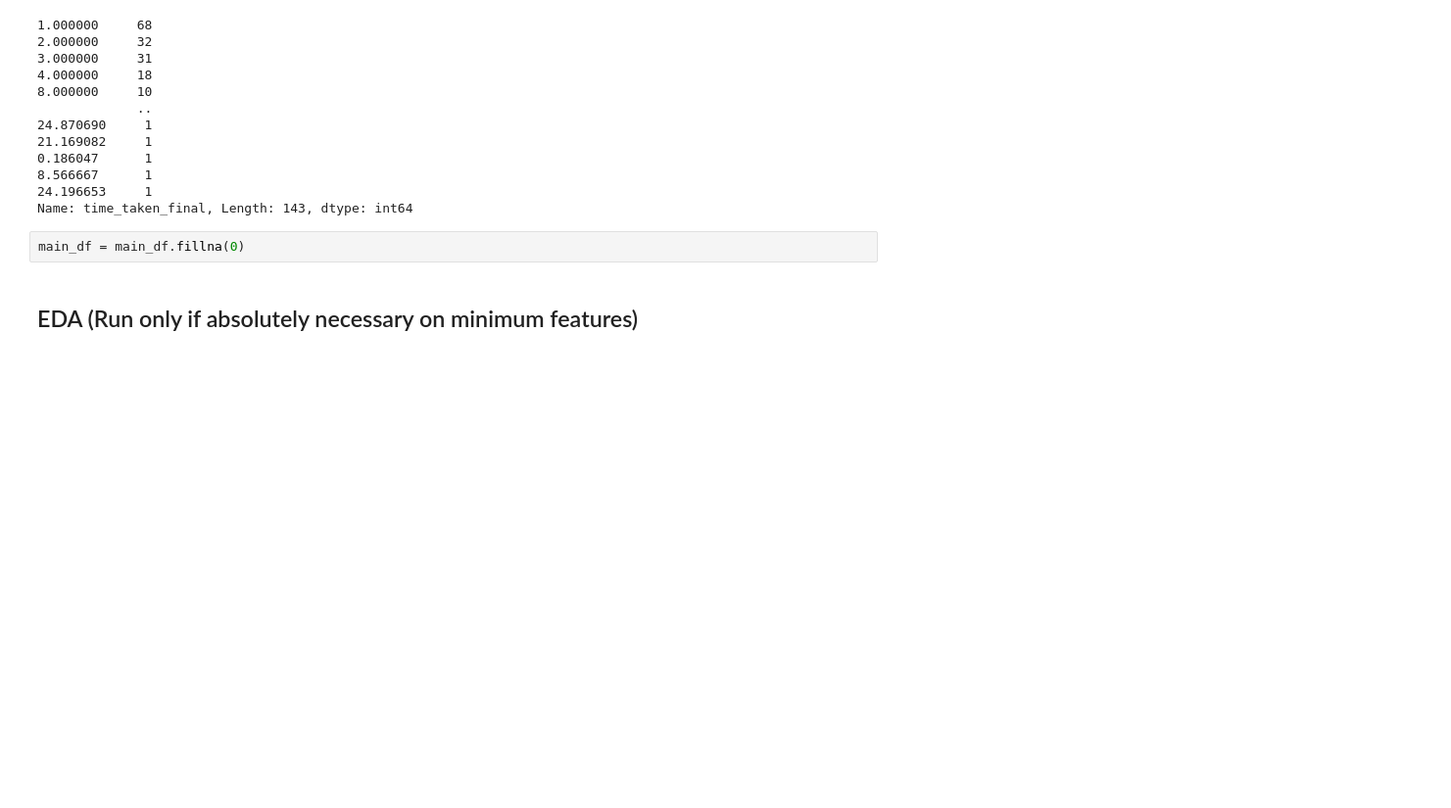
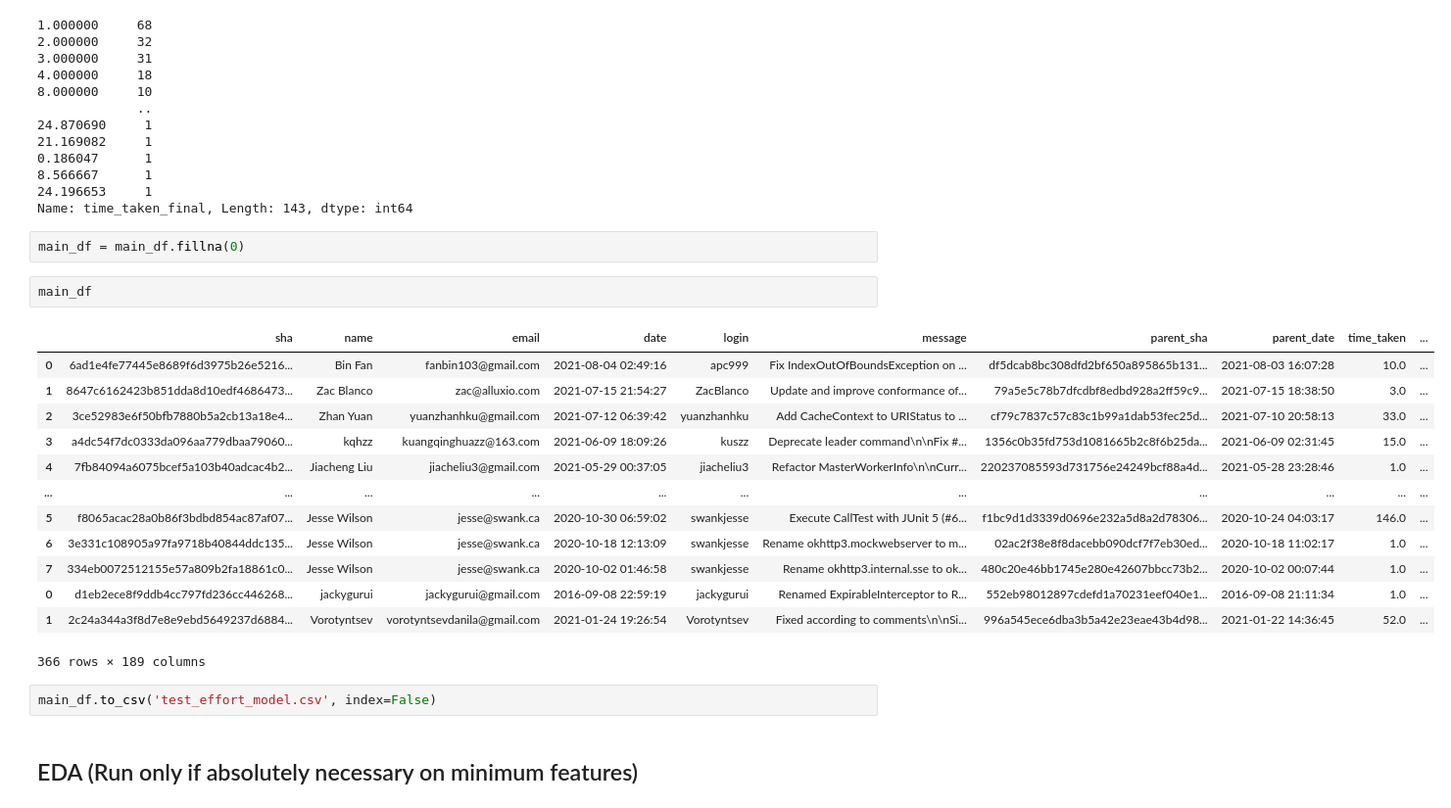
Before and after one commit to alvintanjianjia/SoftwareRemodularization, a Jupyter notebook: Effort Estimation Model-01-v2.ipynb, the cells around one changed output. Shown: that part at 98% size. Cells and saved outputs as stored; diff of their text form; blank space fills up the shorter version.

```diff
--- a/Effort Estimation Model-01-v2.ipynb
+++ b/Effort Estimation Model-01-v2.ipynb
@@ -94,6 +94,24 @@ main_df['time_taken_final'].value_counts()
 Name: time_taken_final, Length: 143, dtype: int64
 # %%
 main_df = main_df.fillna(0)
+# %%
+main_df
+# %% [output]
+|  | sha | name | email | date | login | message | parent_sha | parent_date | time_taken | ... |
+| 0 | 6ad1e4fe77445e8689f6d3975b26e5216... | Bin Fan | fanbin103@gmail.com | 2021-08-04 02:49:16 | apc999 | Fix IndexOutOfBoundsException on ... | df5dcab8bc308dfd2bf650a895865b131... | 2021-08-03 16:07:28 | 10.0 | ... |
+| 1 | 8647c6162423b851dda8d10edf4686473... | Zac Blanco | zac@alluxio.com | 2021-07-15 21:54:27 | ZacBlanco | Update and improve conformance of... | 79a5e5c78b7dfcdbf8edbd928a2ff59c9... | 2021-07-15 18:38:50 | 3.0 | ... |
+| 2 | 3ce52983e6f50bfb7880b5a2cb13a18e4... | Zhan Yuan | yuanzhanhku@gmail.com | 2021-07-12 06:39:42 | yuanzhanhku | Add CacheContext to URIStatus to ... | cf79c7837c57c83c1b99a1dab53fec25d... | 2021-07-10 20:58:13 | 33.0 | ... |
+| 3 | a4dc54f7dc0333da096aa779dbaa79060... | kqhzz | kuangqinghuazz@163.com | 2021-06-09 18:09:26 | kuszz | Deprecate leader command\n\nFix #... | 1356c0b35fd753d1081665b2c8f6b25da... | 2021-06-09 02:31:45 | 15.0 | ... |
+| 4 | 7fb84094a6075bcef5a103b40adcac4b2... | Jiacheng Liu | jiacheliu3@gmail.com | 2021-05-29 00:37:05 | jiacheliu3 | Refactor MasterWorkerInfo\n\nCurr... | 220237085593d731756e24249bcf88a4d... | 2021-05-28 23:28:46 | 1.0 | ... |
+| ... | ... | ... | ... | ... | ... | ... | ... | ... | ... | ... |
+| 5 | f8065acac28a0b86f3bdbd854ac87af07... | Jesse Wilson | jesse@swank.ca | 2020-10-30 06:59:02 | swankjesse | Execute CallTest with JUnit 5 (#6... | f1bc9d1d3339d0696e232a5d8a2d78306... | 2020-10-24 04:03:17 | 146.0 | ... |
+| 6 | 3e331c108905a97fa9718b40844ddc135... | Jesse Wilson | jesse@swank.ca | 2020-10-18 12:13:09 | swankjesse | Rename okhttp3.mockwebserver to m... | 02ac2f38e8f8dacebb090dcf7f7eb30ed... | 2020-10-18 11:02:17 | 1.0 | ... |
+| 7 | 334eb0072512155e57a809b2fa18861c0... | Jesse Wilson | jesse@swank.ca | 2020-10-02 01:46:58 | swankjesse | Rename okhttp3.internal.sse to ok... | 480c20e46bb1745e280e42607bbcc73b2... | 2020-10-02 00:07:44 | 1.0 | ... |
+| 0 | d1eb2ece8f9ddb4cc797fd236cc446268... | jackygurui | jackygurui@gmail.com | 2016-09-08 22:59:19 | jackygurui | Renamed ExpirableInterceptor to R... | 552eb98012897cdefd1a70231eef040e1... | 2016-09-08 21:11:34 | 1.0 | ... |
+| 1 | 2c24a344a3f8d7e8e9ebd5649237d6884... | Vorotyntsev | vorotyntsevdanila@gmail.com | 2021-01-24 19:26:54 | Vorotyntsev | Fixed according to comments\n\nSi... | 996a545ece6dba3b5a42e23eae43b4d98... | 2021-01-22 14:36:45 | 52.0 | ... |
+366 rows × 189 columns
+# %%
+main_df.to_csv('test_effort_model.csv', index=False)
 # %% [markdown]
 ## EDA (Run only if absolutely necessary on minimum features)
 # %%
```
Also changed, not shown: parts of 15 cells of this notebook, 6 other files.
